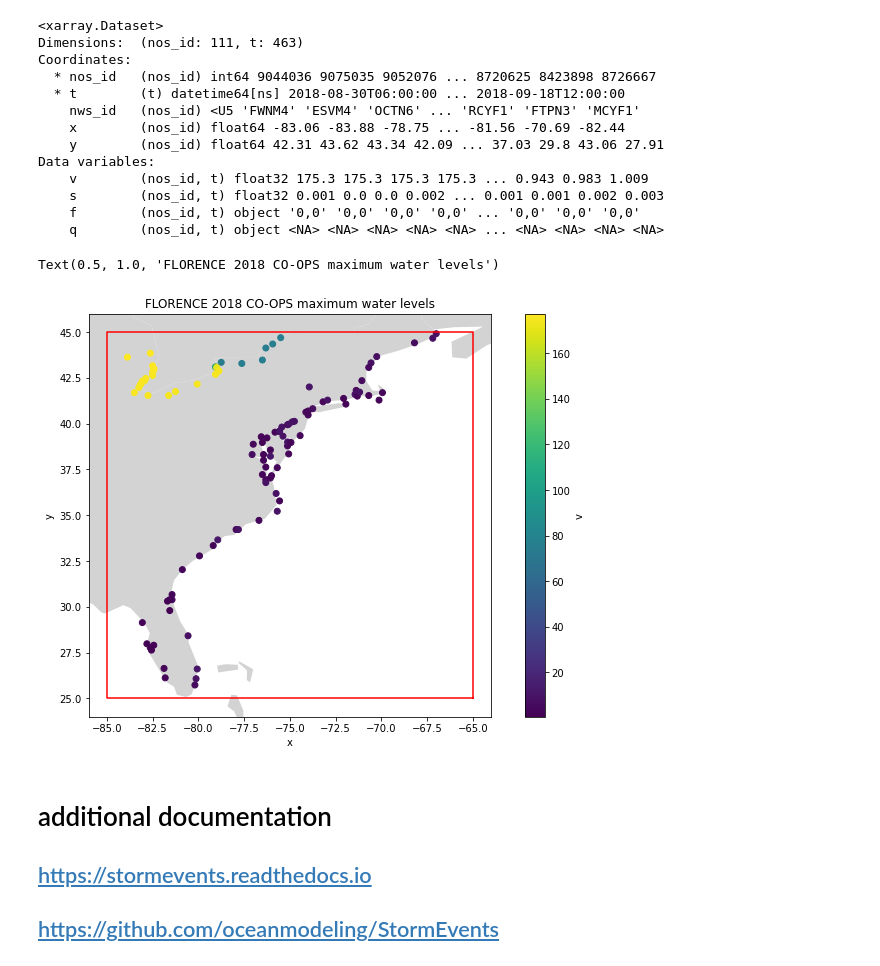
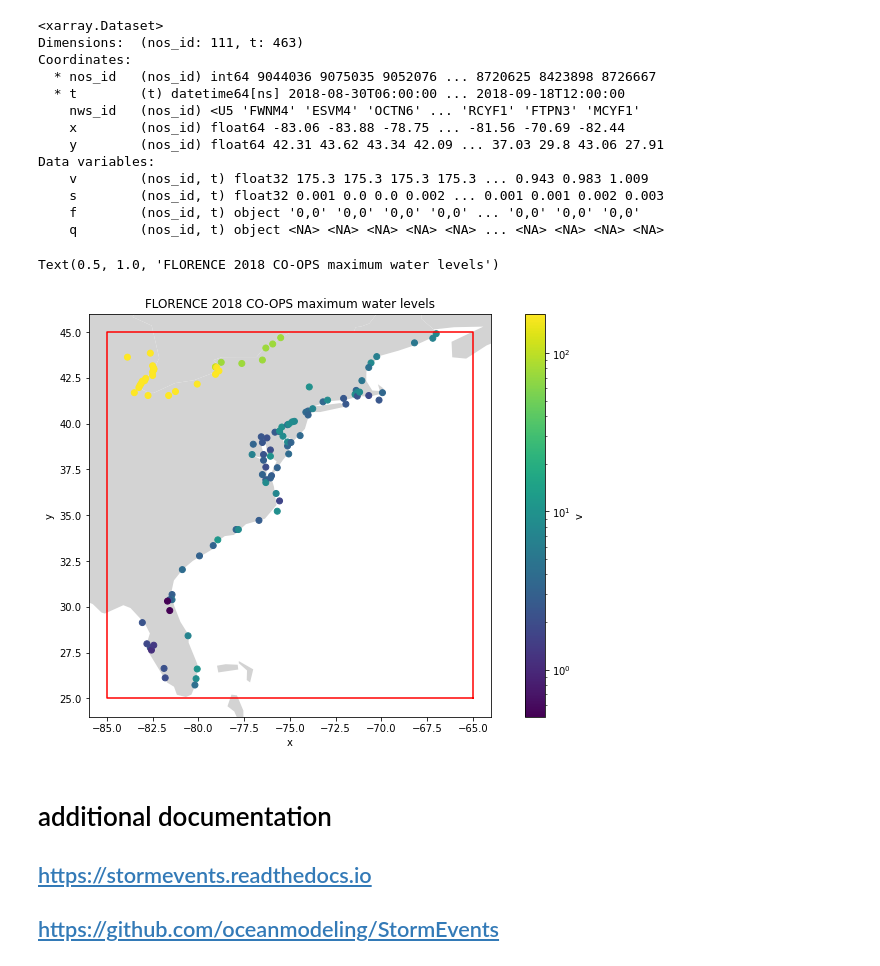
Before and after one commit to oceanmodeling/StormEvents, a Jupyter notebook: examples/example_1.ipynb, the cells around one changed output. Drawn from its saved outputs; the diff is of its cells as text; code cells hidden in the pictures.

```diff
--- a/examples/example_1.ipynb
+++ b/examples/example_1.ipynb
@@ -223,22 +223,34 @@ Data variables:
     f        (nos_id, t) object '0,0' '0,0' '0,0' '0,0' ... '0,0' '0,0' '0,0'
     q        (nos_id, t) object <NA> <NA> <NA> <NA> <NA> ... <NA> <NA> <NA> <NA>
 # %%
+maximum_water_levels = water_levels.max('t')
+
 figure, axis = pyplot.subplots(1, 1)
 figure.set_size_inches(12, 12 / 1.61803398875)
 
 axis.plot(*region.exterior.xy, c='red')
-water_levels.max('t').plot.scatter(x='x', y='y', hue='v', cmap='viridis', ax=axis)
+maximum_water_levels.plot.scatter(
+    x='x',
+    y='y',
+    hue='v',
+    cmap='viridis',
+    ax=axis,
+    norm=LogNorm(
+        vmin=maximum_water_levels['v'].min(),
+        vmax=maximum_water_levels['v'].max(),
+    ),
+)
 
 xlim = axis.get_xlim()
 ylim = axis.get_ylim()
 countries.plot(color='lightgrey', ax=axis, zorder=-1)
 axis.set_xlim(xlim)
 axis.set_ylim(ylim)
 
 axis.set_title(f'{storm.name} {storm.year} CO-OPS maximum water levels')
 # %% [output]
 Text(0.5, 1.0, 'FLORENCE 2018 CO-OPS maximum water levels')
-[figure, old version]
+[figure, new version]
 # %% [markdown]
 # additional documentation
 ## https://stormevents.readthedocs.io
```
Also changed, not shown: parts of 2 cells of this notebook.
